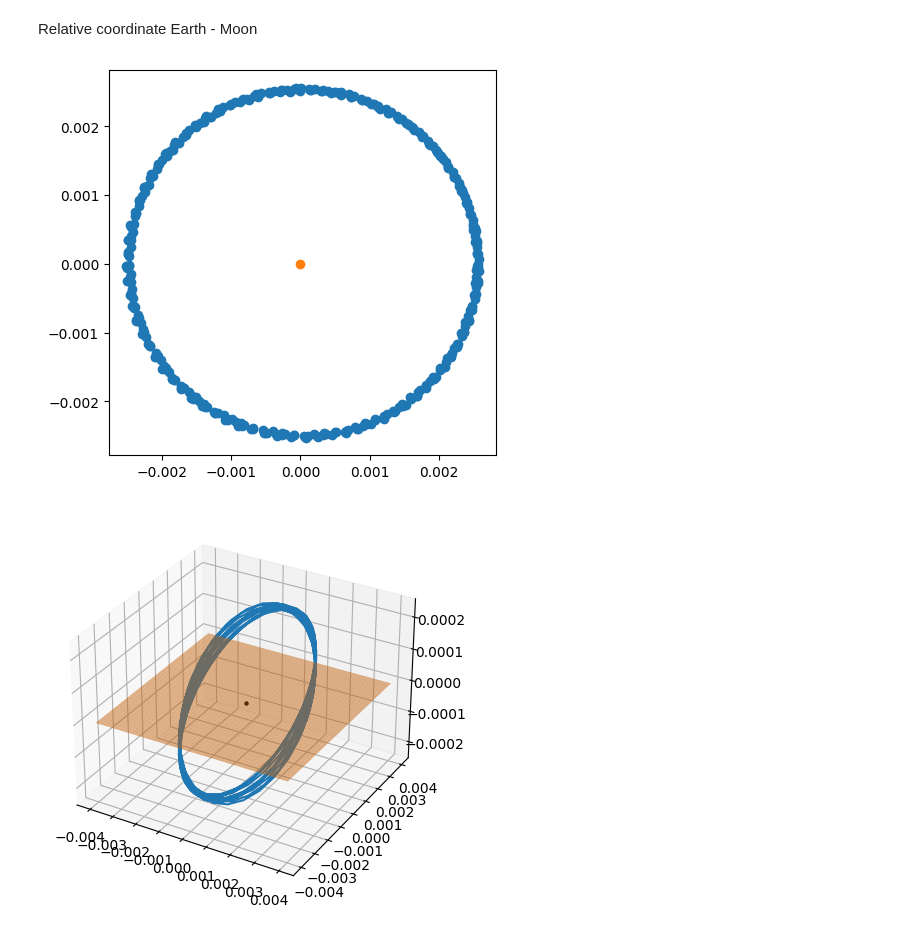
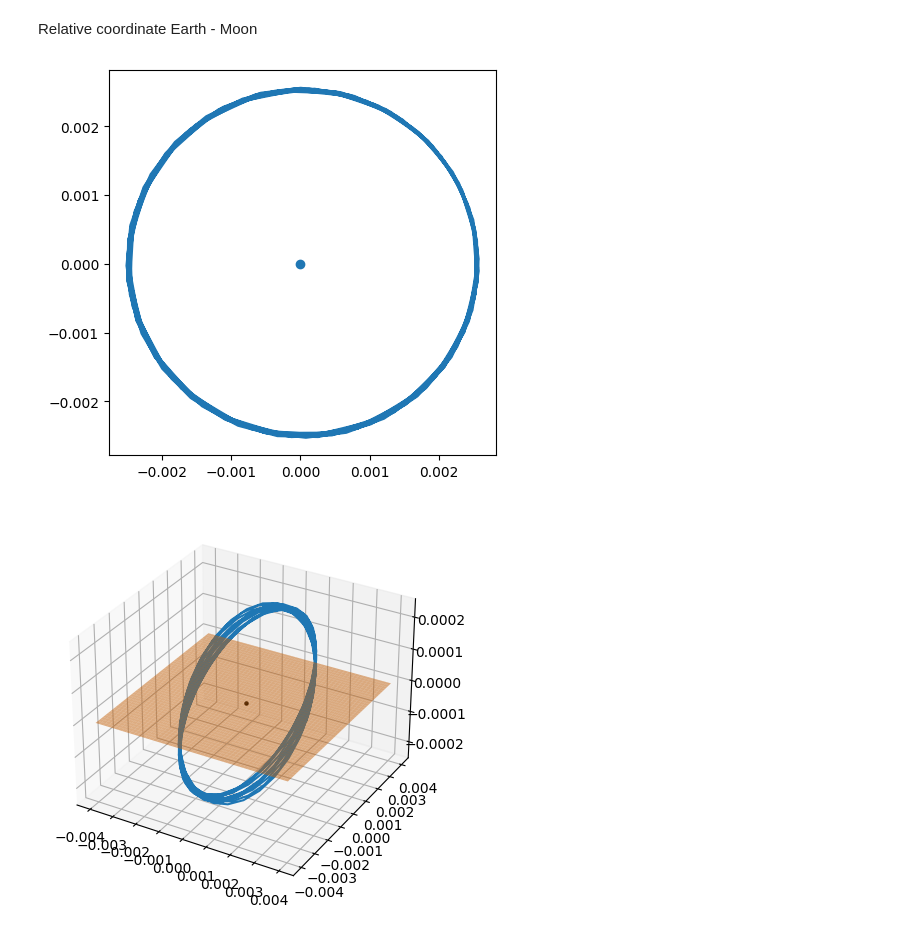
Before and after one commit to JannisZeller/stellarflow, a Jupyter notebook: notebooks/000-testing-stellarflow-system.ipynb, the cells around one changed output. Cells and saved outputs as stored; diff of their text form; code cells hidden in the pictures.

```diff
--- a/notebooks/000-testing-stellarflow-system.ipynb
+++ b/notebooks/000-testing-stellarflow-system.ipynb
@@ -165,7 +166,7 @@ M = np.array([
     3.0025e-6 / 81.3   # Moon
 ])
 # %%
-SEMo_system = nBodySystem(X, V, M, dt=1, smooth=0.)
+SEMo_system = nBodySystem(X, V, M, dt=1., smooth=0.)
 # %%
 SEMo_system.simulation(1*365, algo="rk4")
 # %%
@@ -179,13 +180,12 @@ x_earth = SEMo_system._Q_hist[:, 1, :]
 x_moon  = SEMo_system._Q_hist[:, 2, :]
 x_diff = x_moon - x_earth
 # %%
-import matplotlib.pyplot as plt
 plt.figure(figsize=(5, 5))
-plt.scatter(x_diff[:, 0], x_diff[:, 1])
+plt.plot(x_diff[:, 0], x_diff[:, 1])
 plt.scatter(0, 0)
 plt.show()
 # %% [output]
-[figure, old version]
+[figure, new version]
 # %%
 fig = plt.figure(figsize=(5, 5))
 ax = fig.add_subplot(111, projection='3d')
```
Also changed, not shown: parts of 4 cells of this notebook.
